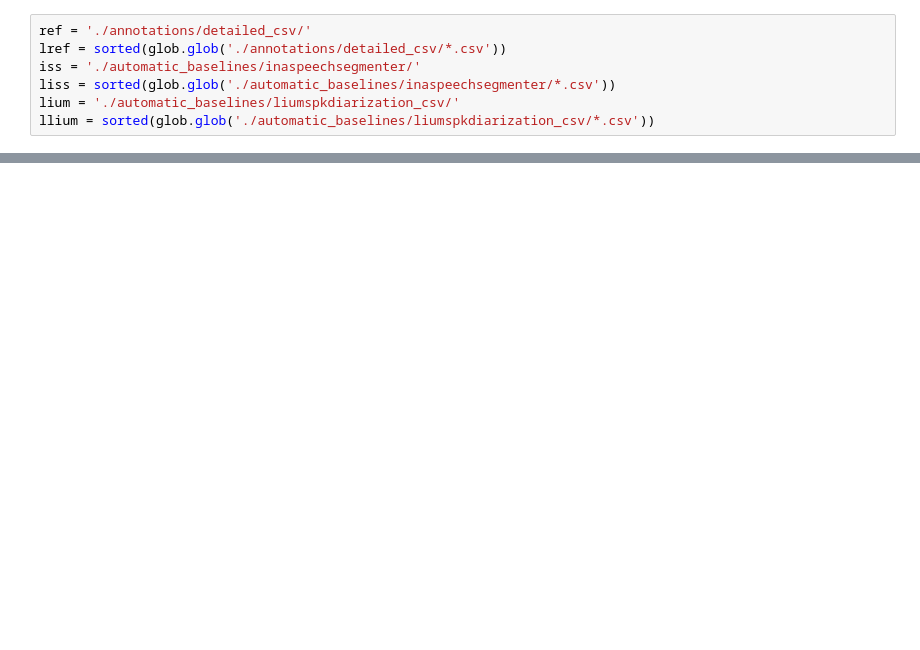
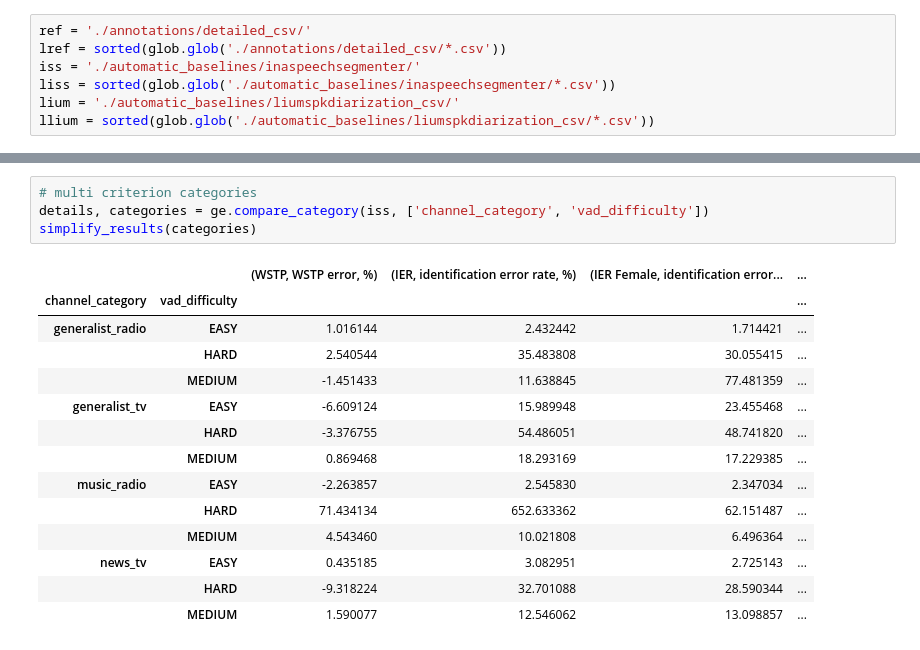
Before and after one commit to ina-foss/InaGVAD, a Jupyter notebook: EVAL_GENDER.ipynb, the cells around one changed output, grey strips where cells are left out. Saved outputs shown, nothing was run; the diff lists cells and outputs as text; blank space fills up the shorter version.

```diff
--- a/EVAL_GENDER.ipynb
+++ b/EVAL_GENDER.ipynb
@@ -291,0 +242,19 @@ ierM
+# %%
+# multi criterion categories
+details, categories = ge.compare_category(iss, ['channel_category', 'vad_difficulty'])
+simplify_results(categories)
+# %% [output]
+|  |  | (WSTP, WSTP error, %) | (IER, identification error rate, %) | (IER Female, identification error... | ... |
+| channel_category | vad_difficulty |  |  |  | ... |
+| generalist_radio | EASY | 1.016144 | 2.432442 | 1.714421 | ... |
+|  | HARD | 2.540544 | 35.483808 | 30.055415 | ... |
+|  | MEDIUM | -1.451433 | 11.638845 | 77.481359 | ... |
+| generalist_tv | EASY | -6.609124 | 15.989948 | 23.455468 | ... |
+|  | HARD | -3.376755 | 54.486051 | 48.741820 | ... |
+|  | MEDIUM | 0.869468 | 18.293169 | 17.229385 | ... |
+| music_radio | EASY | -2.263857 | 2.545830 | 2.347034 | ... |
+|  | HARD | 71.434134 | 652.633362 | 62.151487 | ... |
+|  | MEDIUM | 4.543460 | 10.021808 | 6.496364 | ... |
+| news_tv | EASY | 0.435185 | 3.082951 | 2.725143 | ... |
+|  | HARD | -9.318224 | 32.701088 | 28.590344 | ... |
+|  | MEDIUM | 1.590077 | 12.546062 | 13.098857 | ... |
```
Also changed, not shown: parts of 22 cells of this notebook.
